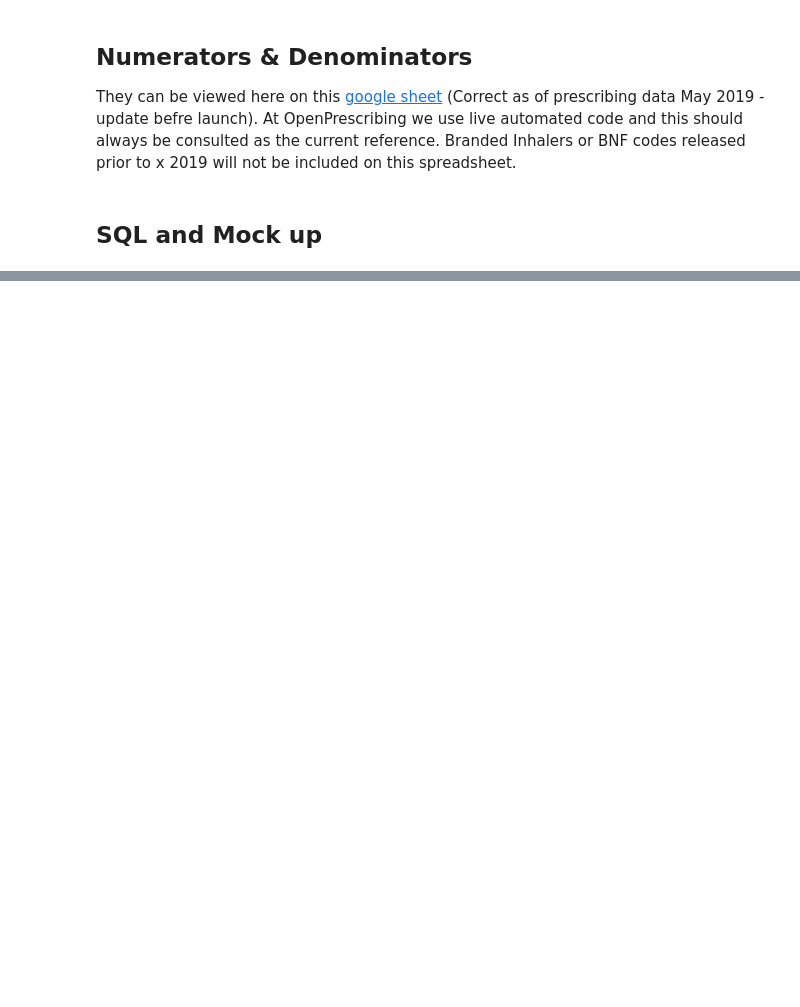
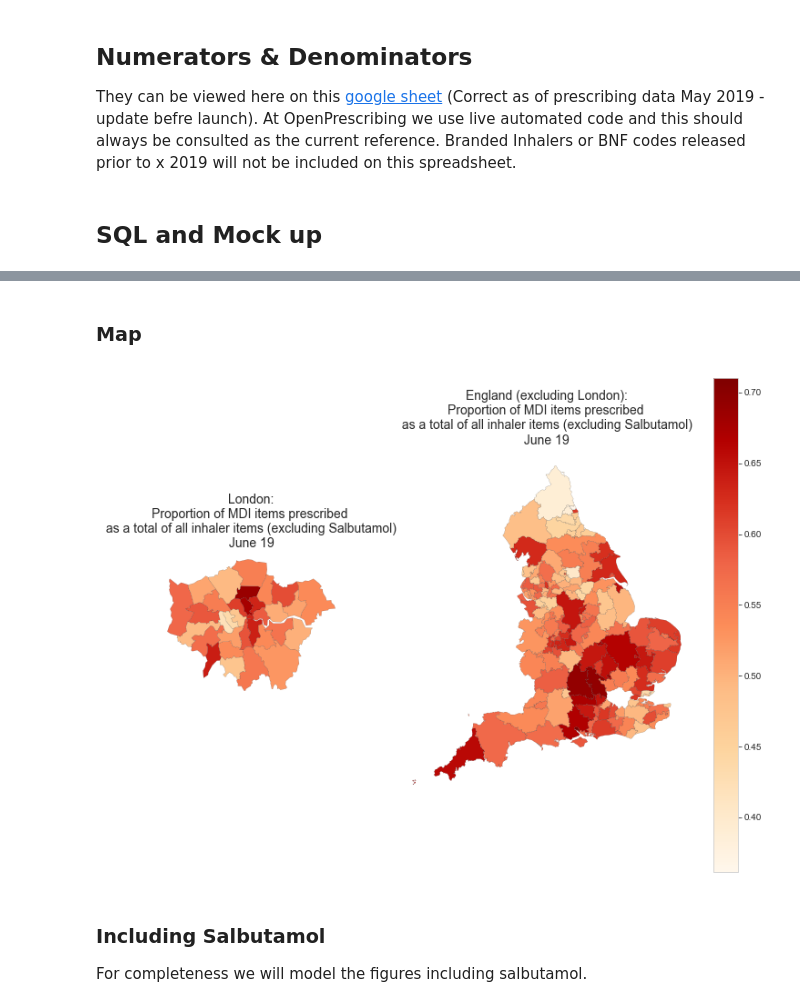
Before and after one commit to ebmdatalab/jupyter-notebooks, a Jupyter notebook: new_measures/Drafts/Enviromental Inhalers/Environmental Inhalers.ipynb, the cells around one changed output, grey strips where cells are left out. Drawn from its saved outputs; the diff is of its cells as text; code cells hidden in the pictures; blank space fills up the shorter version.

```diff
--- a/new_measures/Drafts/Enviromental Inhalers/Environmental Inhalers.ipynb
+++ b/new_measures/Drafts/Enviromental Inhalers/Environmental Inhalers.ipynb
@@ -581,0 +79,29 @@ plt.show()
+# %%
+sql = '''
+SELECT
+    practice,
+    pct,
+    CAST(month AS DATE) AS month,
+    SUM(items) AS denominator
+FROM hscic.normalised_prescribing_standard presc
+INNER JOIN hscic.practices pract ON presc.practice = pract.code
+INNER JOIN
+  hscic.ccgs AS ccg
+ON
+  presc.pct=ccg.code
+WHERE
+    ccg.org_type='CCG' AND
+    pract.setting = 4 AND
+    presc.bnf_code IN (
+        SELECT DISTINCT(bnf_code)
+        FROM measures.vw__chapter_3_dmd_objs_with_form_route
+        WHERE form_route IN ('pressurizedinhalation.inhalation', 'powderinhalation.inhalation')
+        )
+AND bnf_code NOT LIKE "0301011R0%"
+GROUP BY practice, pct, month
+ORDER BY practice, month
+'''
+
+df_inh_denominator = bq.cached_read(sql, csv_path='df_inh_denominator.csv')
+df_inh_denominator['month'] = df_inh_denominator['month'].astype('datetime64[ns]')
+df_inh_denominator.head()
@@ -581,0 +208,3 @@ plt.show()
+# %%
+ccg_june = df_ccg.loc[df_ccg['month'] == "2019-06-01"].groupby('pct').sum().reset_index()
+ccg_june.head()
@@ -581,0 +218,11 @@ plt.show()
+# %% [markdown]
+### Map
+# %%
+plt.figure(figsize=(12,10))
+plt = maps.ccg_map(ccg_june, title="Proportion of MDI items prescribed \n as a total of all inhaler items (excluding Salbutamol) \n June 19 ", column='measure_value', cartogram=False, separate_london=True)
+plt.show()
+# %% [output]
+[figure, added]
+# %% [markdown]
+### Including Salbutamol
+For completeness we will model the figures including salbutamol.
```
Also changed, not shown: parts of 62 cells of this notebook, 4 other files.
